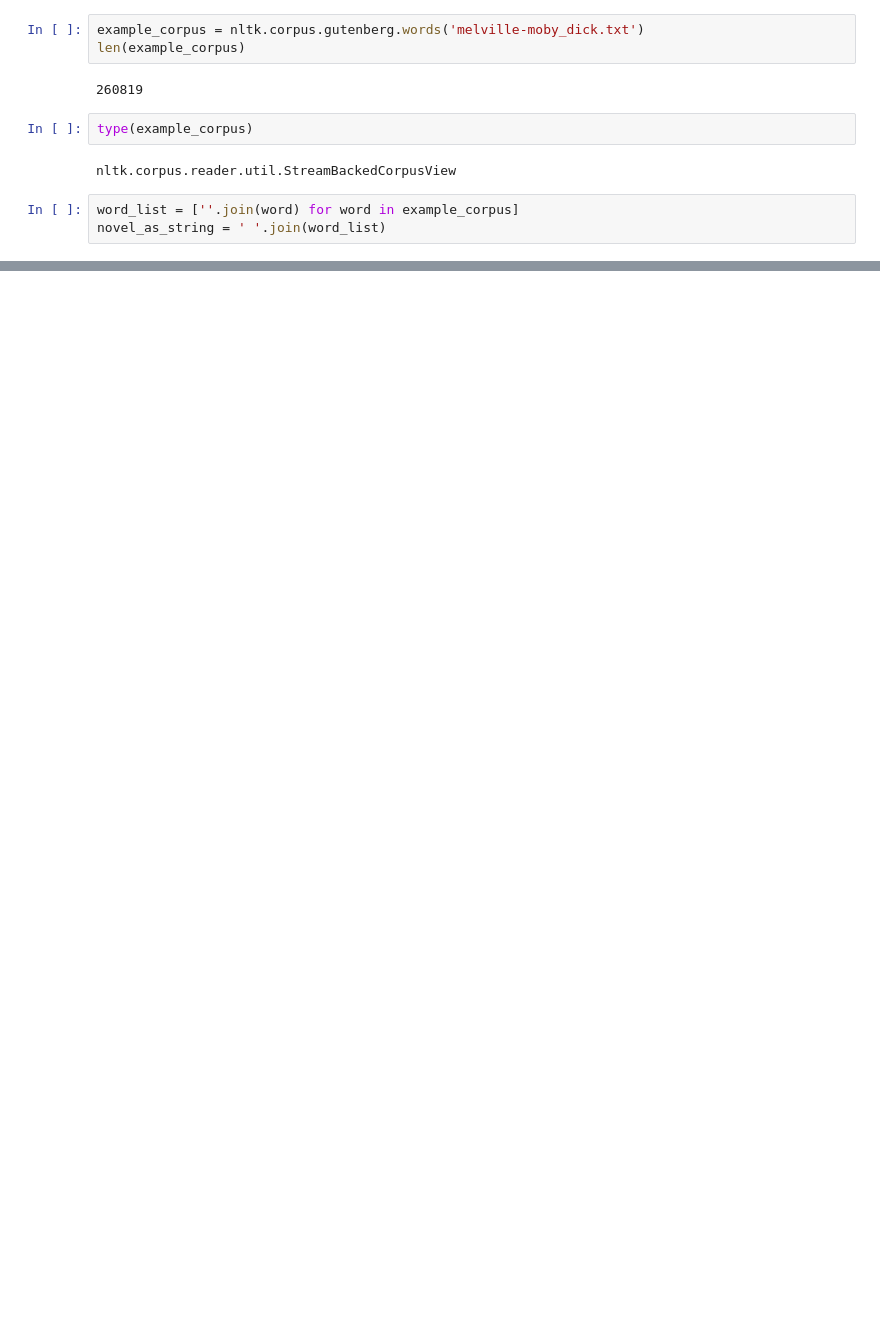
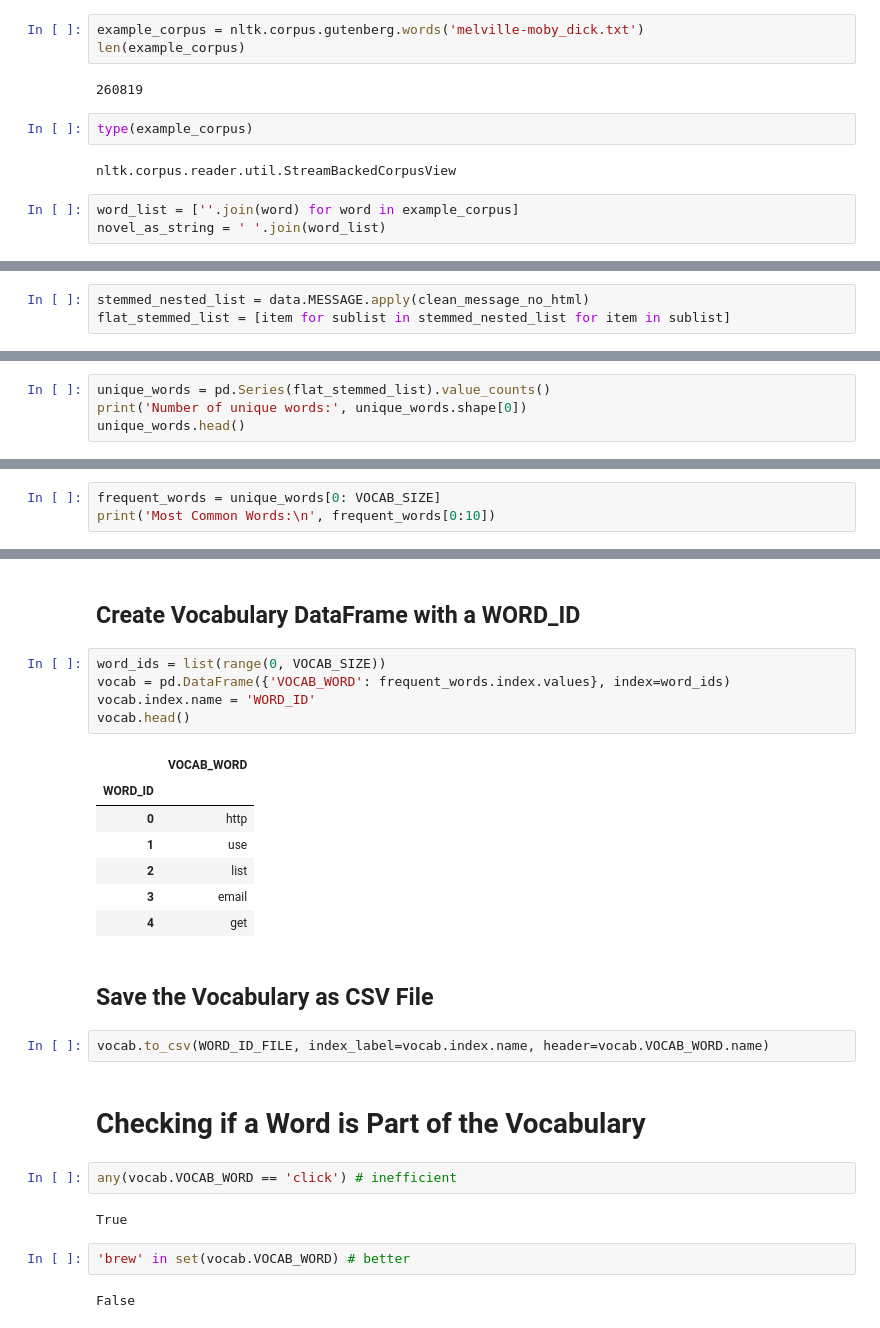
Before and after one commit to abhijoshi2k/spam-email-classification, a Jupyter notebook: Bayes Classifier.ipynb, the cells around one changed output, grey strips where cells are left out. Drawn from its saved outputs; the diff is of its cells as text; blank space fills up the shorter version.

```diff
--- a/Bayes Classifier.ipynb
+++ b/Bayes Classifier.ipynb
@@ -692,0 +760,3 @@ plt.show()
+# %%
+stemmed_nested_list = data.MESSAGE.apply(clean_message_no_html)
+flat_stemmed_list = [item for sublist in stemmed_nested_list for item in sublist]
@@ -692,0 +766,4 @@ plt.show()
+# %%
+unique_words = pd.Series(flat_stemmed_list).value_counts()
+print('Number of unique words:', unique_words.shape[0])
+unique_words.head()
@@ -692,0 +778,3 @@ plt.show()
+# %%
+frequent_words = unique_words[0: VOCAB_SIZE]
+print('Most Common Words:\n', frequent_words[0:10])
@@ -692,0 +794,29 @@ plt.show()
+# %% [markdown]
+## Create Vocabulary DataFrame with a WORD_ID
+# %%
+word_ids = list(range(0, VOCAB_SIZE))
+vocab = pd.DataFrame({'VOCAB_WORD': frequent_words.index.values}, index=word_ids)
+vocab.index.name = 'WORD_ID'
+vocab.head()
+# %% [output]
+|  | VOCAB_WORD |
+| WORD_ID |  |
+| 0 | http |
+| 1 | use |
+| 2 | list |
+| 3 | email |
+| 4 | get |
+# %% [markdown]
+## Save the Vocabulary as CSV File
+# %%
+vocab.to_csv(WORD_ID_FILE, index_label=vocab.index.name, header=vocab.VOCAB_WORD.name)
+# %% [markdown]
+# Checking if a Word is Part of the Vocabulary
+# %%
+any(vocab.VOCAB_WORD == 'click') # inefficient
+# %% [output]
+True
+# %%
+'brew' in set(vocab.VOCAB_WORD) # better
+# %% [output]
+False
```
Also changed, not shown: parts of 18 cells of this notebook, 1 other file.
